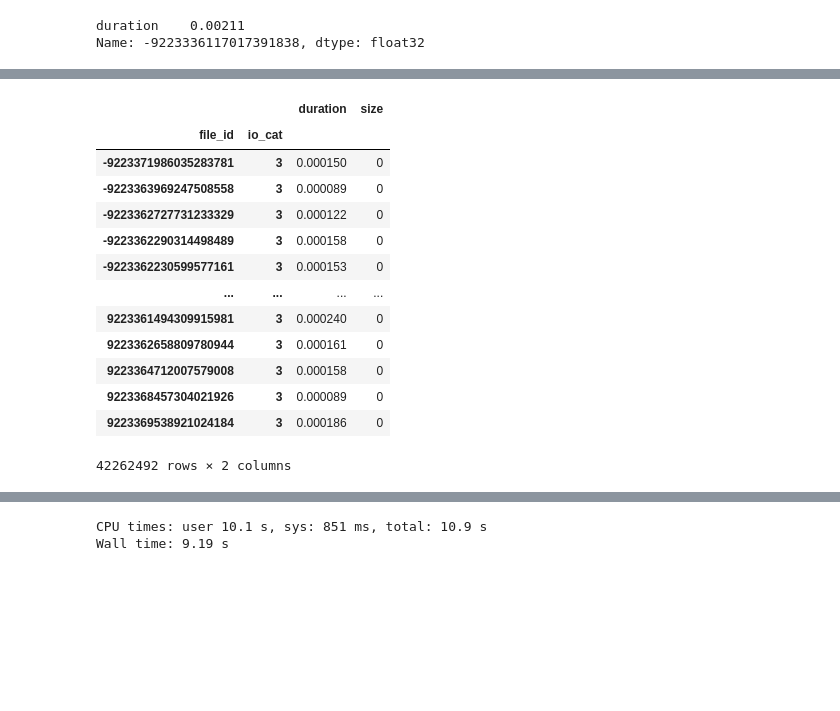
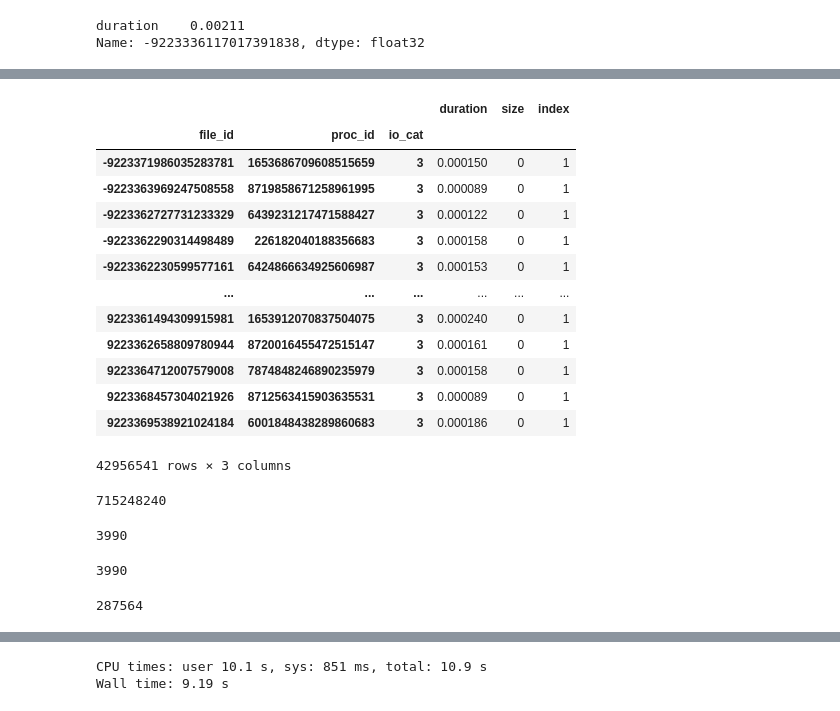
Before and after one commit to izzet/wisio, a Jupyter notebook: notebooks/genome-dask-array.ipynb, the cells around one changed output, grey strips where cells are left out. Cells and saved outputs as stored; diff of their text form; code cells hidden in the pictures; blank space fills up the shorter version.

```diff
--- a/notebooks/genome-dask-array.ipynb
+++ b/notebooks/genome-dask-array.ipynb
@@ -288,12 +549,10 @@ Name: -9223336117017391838, dtype: float32
 # %%
 %%time
 
-file_agg_ddf = file_ddf \
-    .groupby([file_ddf.index.name, 'proc_id', 'io_cat']) \
-    .agg({'duration': sum, 'size': sum}) \
-    .compute() \
-    .groupby([file_ddf.index.name, 'io_cat']) \
-    .agg({'duration': max, 'size': sum})
+file_agg_ddf0 = file_ddf \
+    .groupby([file_ddf.index, 'proc_id', 'io_cat']) \
+    .agg({'duration': sum, 'size': sum, 'index': 'count'}) \
+    .compute()
 
-file_agg_ddf
+file_agg_ddf0
 # %% [output]
@@ -302,14 +561,31 @@ Wall time: 2min 2s
-|  |  | duration | size |
-| file_id | io_cat |  |  |
-| -9223371986035283781 | 3 | 0.000150 | 0 |
-| -9223363969247508558 | 3 | 0.000089 | 0 |
-| -9223362727731233329 | 3 | 0.000122 | 0 |
-| -9223362290314498489 | 3 | 0.000158 | 0 |
-| -9223362230599577161 | 3 | 0.000153 | 0 |
-| ... | ... | ... | ... |
-| 9223361494309915981 | 3 | 0.000240 | 0 |
-| 9223362658809780944 | 3 | 0.000161 | 0 |
-| 9223364712007579008 | 3 | 0.000158 | 0 |
-| 9223368457304021926 | 3 | 0.000089 | 0 |
-| 9223369538921024184 | 3 | 0.000186 | 0 |
+|  |  |  | duration | size | index |
+| file_id | proc_id | io_cat |  |  |  |
+| -9223371986035283781 | 1653686709608515659 | 3 | 0.000150 | 0 | 1 |
+| -9223363969247508558 | 8719858671258961995 | 3 | 0.000089 | 0 | 1 |
+| -9223362727731233329 | 6439231217471588427 | 3 | 0.000122 | 0 | 1 |
+| -9223362290314498489 | 226182040188356683 | 3 | 0.000158 | 0 | 1 |
+| -9223362230599577161 | 6424866634925606987 | 3 | 0.000153 | 0 | 1 |
+| ... | ... | ... | ... | ... | ... |
+| 9223361494309915981 | 1653912070837504075 | 3 | 0.000240 | 0 | 1 |
+| 9223362658809780944 | 8720016455472515147 | 3 | 0.000161 | 0 | 1 |
+| 9223364712007579008 | 7874848246890235979 | 3 | 0.000158 | 0 | 1 |
+| 9223368457304021926 | 8712563415903635531 | 3 | 0.000089 | 0 | 1 |
+| 9223369538921024184 | 6001848438289860683 | 3 | 0.000186 | 0 | 1 |
-42262492 rows × 2 columns
+42956541 rows × 3 columns
+# %%
+file_agg_ddf0['index'].sum()
+# %% [output]
+715248240
+# %%
+file_agg_ddf0_r = file_agg_ddf0.reset_index()
+file_agg_ddf0_r[file_agg_ddf0_r['file_id'] == -5561148475055268842]['proc_id'].nunique()
+# %% [output]
+3990
+# %%
+file_agg_ddf0.loc[([-5561148475055268842],slice(None),slice(None))].reset_index()['proc_id'].nunique()
+# %% [output]
+3990
+# %%
+file_ddf.loc[[-5561148475055268842]]['proc_id'].count().compute()
+# %% [output]
+287564
```
Also changed, not shown: parts of 49 cells of this notebook.
